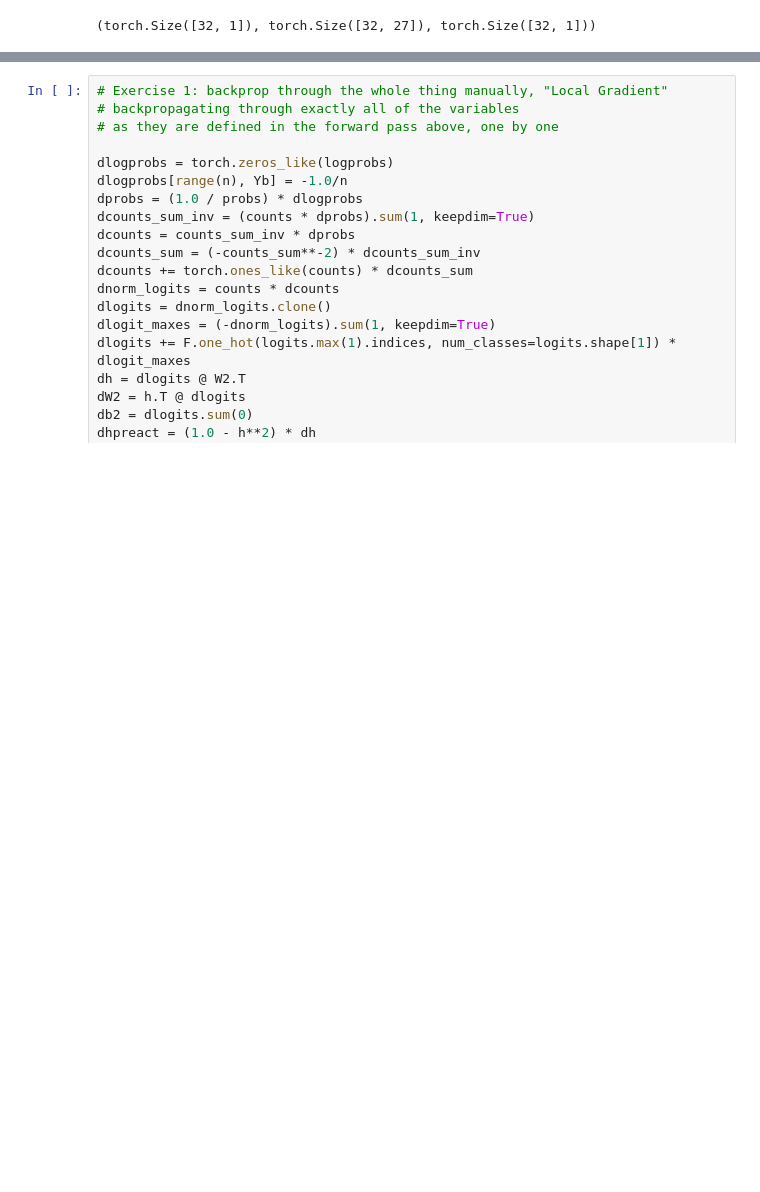
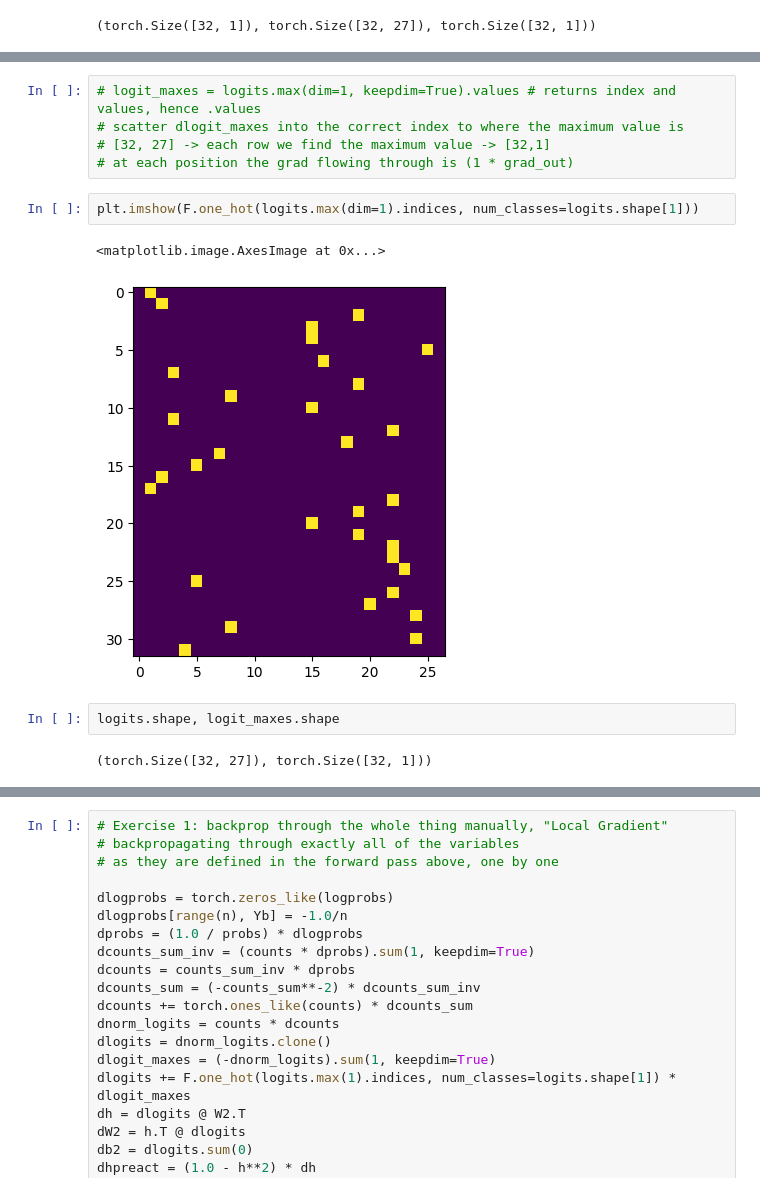
Before and after one commit to theogbrand/pytorch-prep, a Jupyter notebook: backprop/makemore_part4_backprop.ipynb, the cells around one changed output, grey strips where cells are left out. Cells and saved outputs as stored; diff of their text form; blank space fills up the shorter version.

```diff
--- a/backprop/makemore_part4_backprop.ipynb
+++ b/backprop/makemore_part4_backprop.ipynb
@@ -201,3 +225,17 @@ torch.Size([32, 27])
+# %%
+# logit_maxes = logits.max(dim=1, keepdim=True).values # returns index and values, hence .values
+# scatter dlogit_maxes into the correct index to where the maximum value is
+# [32, 27] -> each row we find the maximum value -> [32,1]
+# at each position the grad flowing through is (1 * grad_out)
+# %%
+plt.imshow(F.one_hot(logits.max(dim=1).indices, num_classes=logits.shape[1]))
+# %% [output]
+<matplotlib.image.AxesImage at 0x...>
+[figure, added]
+# %%
+logits.shape, logit_maxes.shape
+# %% [output]
+(torch.Size([32, 27]), torch.Size([32, 1]))
 # %%
 # Exercise 1: backprop through the whole thing manually, "Local Gradient"
 # Core Concept: the RHS terms contain the grad_out, pass it to each term on the LHS
```
Also changed, not shown: parts of 7 cells of this notebook, 1 other file.
